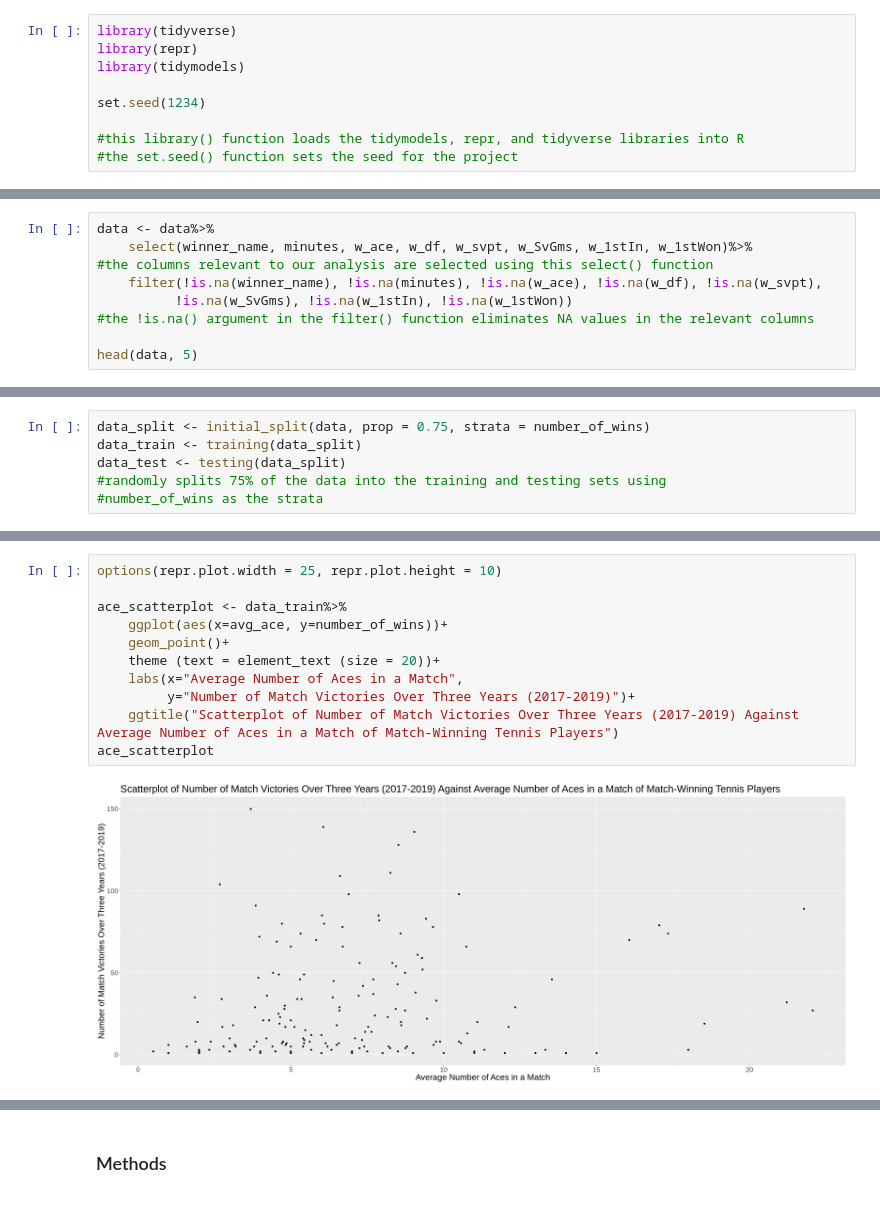
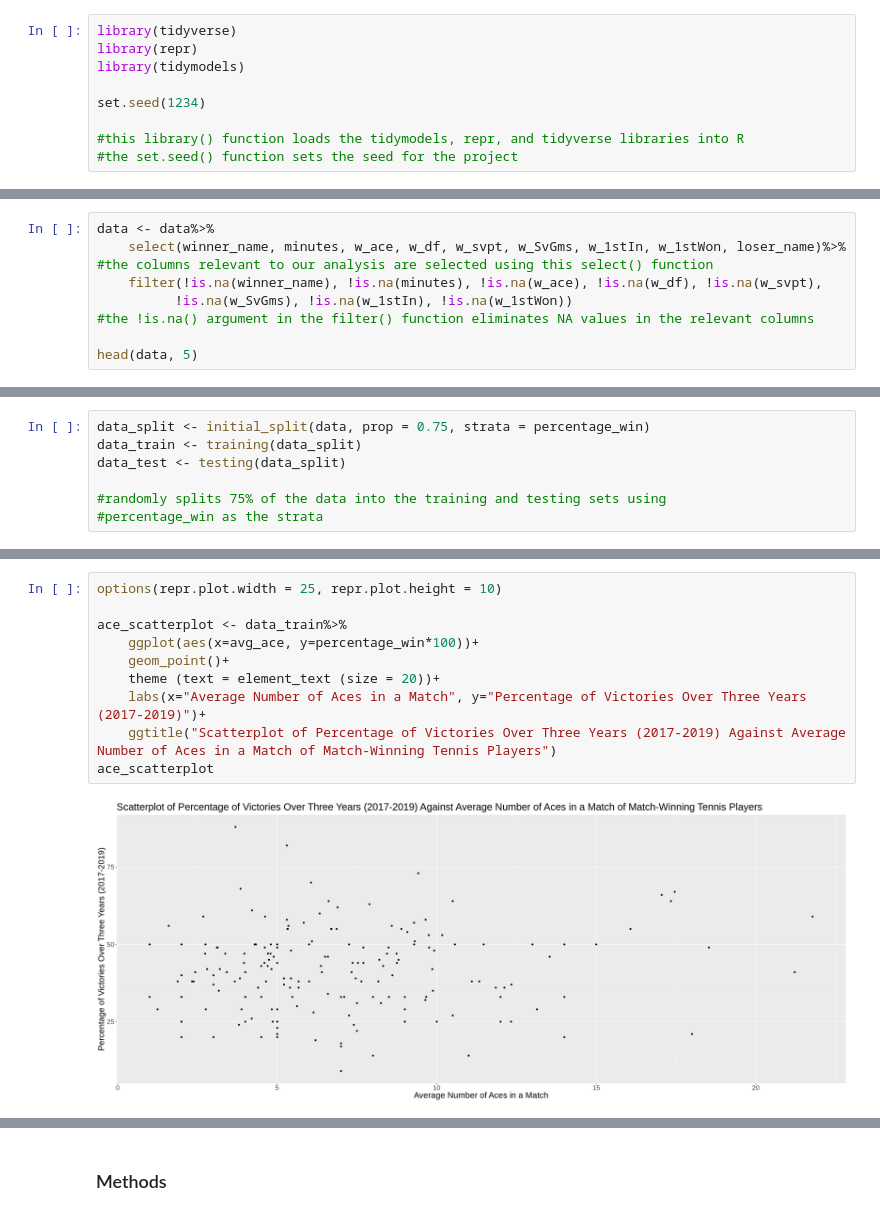
Before and after one commit to kimtanpalanca/dsci_group_15, a Jupyter notebook: project_proposal.ipynb, the cells around one changed output, grey strips where cells are left out. Saved outputs shown, nothing was run; the diff lists cells and outputs as text.

```diff
--- a/project_proposal.ipynb
+++ b/project_proposal.ipynb
@@ -47,7 +47,7 @@ cols(
 See spec(...) for full column specifications.
 # %%
 data <- data%>%
-    select(winner_name, minutes, w_ace, w_df, w_svpt, w_SvGms, w_1stIn, w_1stWon)%>%
+    select(winner_name, minutes, w_ace, w_df, w_svpt, w_SvGms, w_1stIn, w_1stWon, loser_name)%>%
 #the columns relevant to our analysis are selected using this select() function
     filter(!is.na(winner_name), !is.na(minutes), !is.na(w_ace), !is.na(w_df), !is.na(w_svpt),
           !is.na(w_SvGms), !is.na(w_1stIn), !is.na(w_1stWon))
@@ -112,7 +166,8 @@ A tibble: 5 × 7
 # %%
-data_split <- initial_split(data, prop = 0.75, strata = number_of_wins)
+data_split <- initial_split(data, prop = 0.75, strata = percentage_win)
 data_train <- training(data_split)
 data_test <- testing(data_split)
+
 #randomly splits 75% of the data into the training and testing sets using
-#number_of_wins as the strata
+#percentage_win as the strata
 # %%
@@ -155,16 +218,15 @@ duration_scatterplot
 # %%
 options(repr.plot.width = 25, repr.plot.height = 10)
 
 ace_scatterplot <- data_train%>%
-    ggplot(aes(x=avg_ace, y=number_of_wins))+
+    ggplot(aes(x=avg_ace, y=percentage_win*100))+
     geom_point()+
     theme (text = element_text (size = 20))+
-    labs(x="Average Number of Aces in a Match",
-         y="Number of Match Victories Over Three Years (2017-2019)")+
-    ggtitle("Scatterplot of Number of Match Victories Over Three Years (2017-2019) Against Average Number of Aces in a Match of Match-Winning Tennis Players")
+    labs(x="Average Number of Aces in a Match", y="Percentage of Victories Over Three Years (2017-2019)")+
+    ggtitle("Scatterplot of Percentage of Victories Over Three Years (2017-2019) Against Average Number of Aces in a Match of Match-Winning Tennis Players")
 ace_scatterplot
 # %% [output]
-[figure, old version]
+[figure, new version]
 # %%
 options(repr.plot.width = 25, repr.plot.height = 10)
 
```
Also changed, not shown: parts of 9 cells of this notebook, 3 other files.
